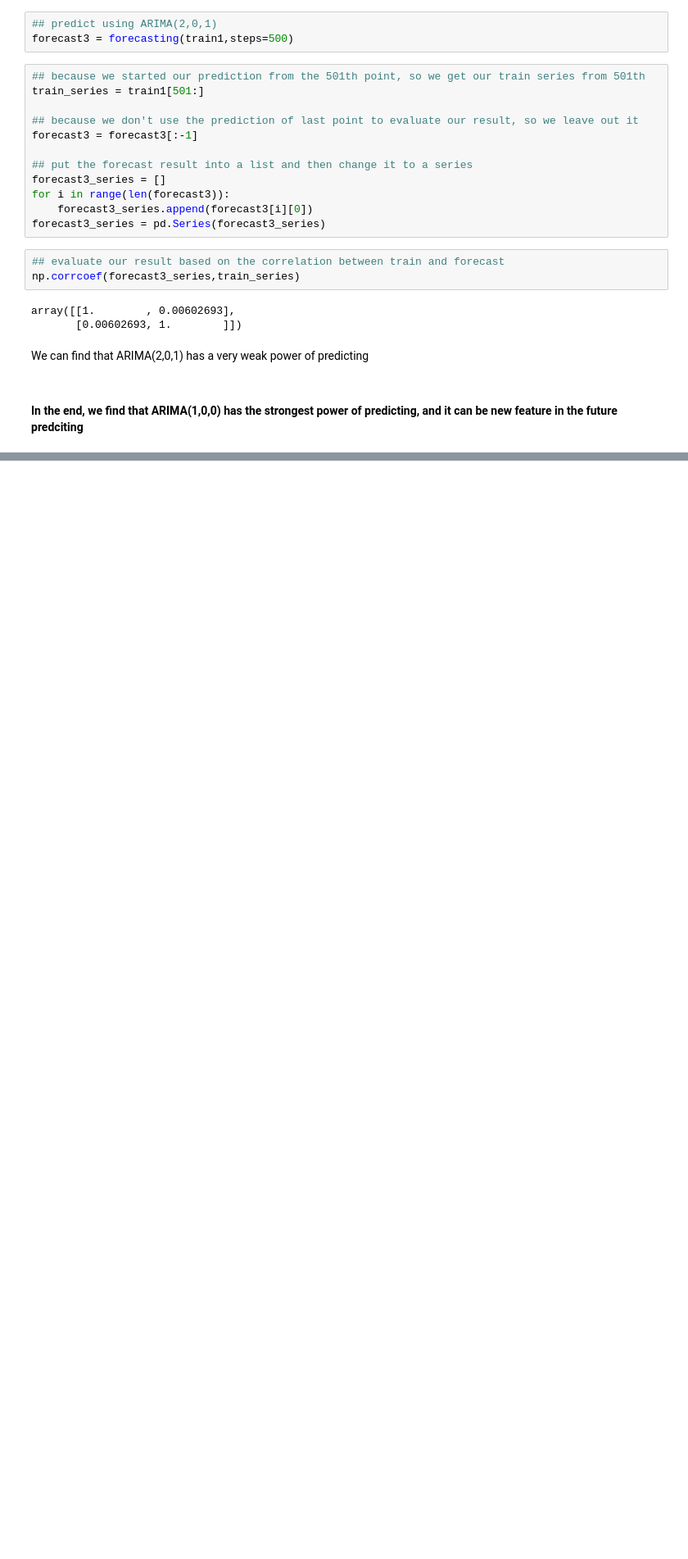
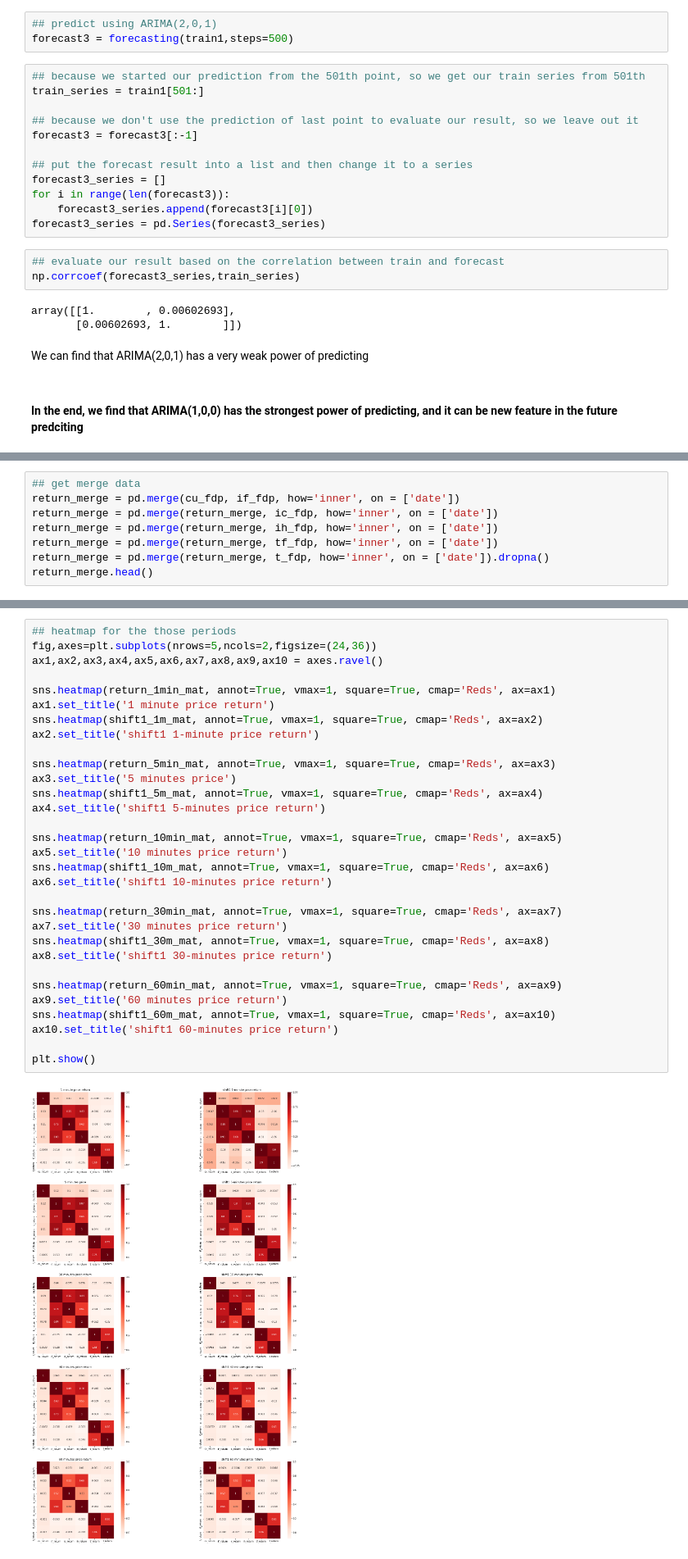
Before and after one commit to TJmask/Cu-Copper---EDA-Chinese-future-Market-, a Jupyter notebook: notebooks/cu9999_EDA_TS.ipynb, the cells around one changed output, grey strips where cells are left out. Shown at 82% size. Drawn from its saved outputs; the diff is of its cells as text; blank space fills up the shorter version.

```diff
--- a/notebooks/cu9999_EDA_TS.ipynb
+++ b/notebooks/cu9999_EDA_TS.ipynb
@@ -849,0 +950,8 @@ We can find that ARIMA(2,0,1) has a very weak power of predicting
+# %%
+## get merge data
+return_merge = pd.merge(cu_fdp, if_fdp, how='inner', on = ['date'])
+return_merge = pd.merge(return_merge, ic_fdp, how='inner', on = ['date'])
+return_merge = pd.merge(return_merge, ih_fdp, how='inner', on = ['date'])
+return_merge = pd.merge(return_merge, tf_fdp, how='inner', on = ['date'])
+return_merge = pd.merge(return_merge, t_fdp, how='inner', on = ['date']).dropna()
+return_merge.head()
@@ -849,0 +1060,33 @@ We can find that ARIMA(2,0,1) has a very weak power of predicting
+# %%
+## heatmap for the those periods
+fig,axes=plt.subplots(nrows=5,ncols=2,figsize=(24,36))
+ax1,ax2,ax3,ax4,ax5,ax6,ax7,ax8,ax9,ax10 = axes.ravel()
+
+sns.heatmap(return_1min_mat, annot=True, vmax=1, square=True, cmap='Reds', ax=ax1)
+ax1.set_title('1 minute price return')
+sns.heatmap(shift1_1m_mat, annot=True, vmax=1, square=True, cmap='Reds', ax=ax2)
+ax2.set_title('shift1 1-minute price return')
+
+sns.heatmap(return_5min_mat, annot=True, vmax=1, square=True, cmap='Reds', ax=ax3)
+ax3.set_title('5 minutes price')
+sns.heatmap(shift1_5m_mat, annot=True, vmax=1, square=True, cmap='Reds', ax=ax4)
+ax4.set_title('shift1 5-minutes price return')
+
+sns.heatmap(return_10min_mat, annot=True, vmax=1, square=True, cmap='Reds', ax=ax5)
+ax5.set_title('10 minutes price return')
+sns.heatmap(shift1_10m_mat, annot=True, vmax=1, square=True, cmap='Reds', ax=ax6)
+ax6.set_title('shift1 10-minutes price return')
+
+sns.heatmap(return_30min_mat, annot=True, vmax=1, square=True, cmap='Reds', ax=ax7)
+ax7.set_title('30 minutes price return')
+sns.heatmap(shift1_30m_mat, annot=True, vmax=1, square=True, cmap='Reds', ax=ax8)
+ax8.set_title('shift1 30-minutes price return')
+
+sns.heatmap(return_60min_mat, annot=True, vmax=1, square=True, cmap='Reds', ax=ax9)
+ax9.set_title('60 minutes price return')
+sns.heatmap(shift1_60m_mat, annot=True, vmax=1, square=True, cmap='Reds', ax=ax10)
+ax10.set_title('shift1 60-minutes price return')
+
+plt.show()
+# %% [output]
+[figure, added]
```
Also changed, not shown: parts of 26 cells of this notebook.
